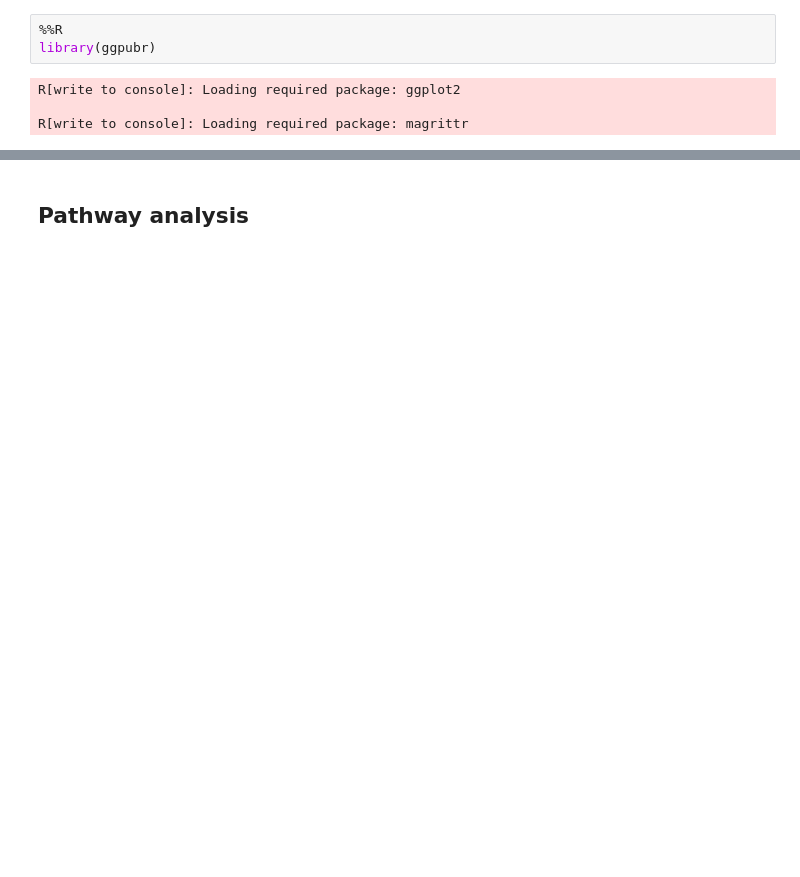
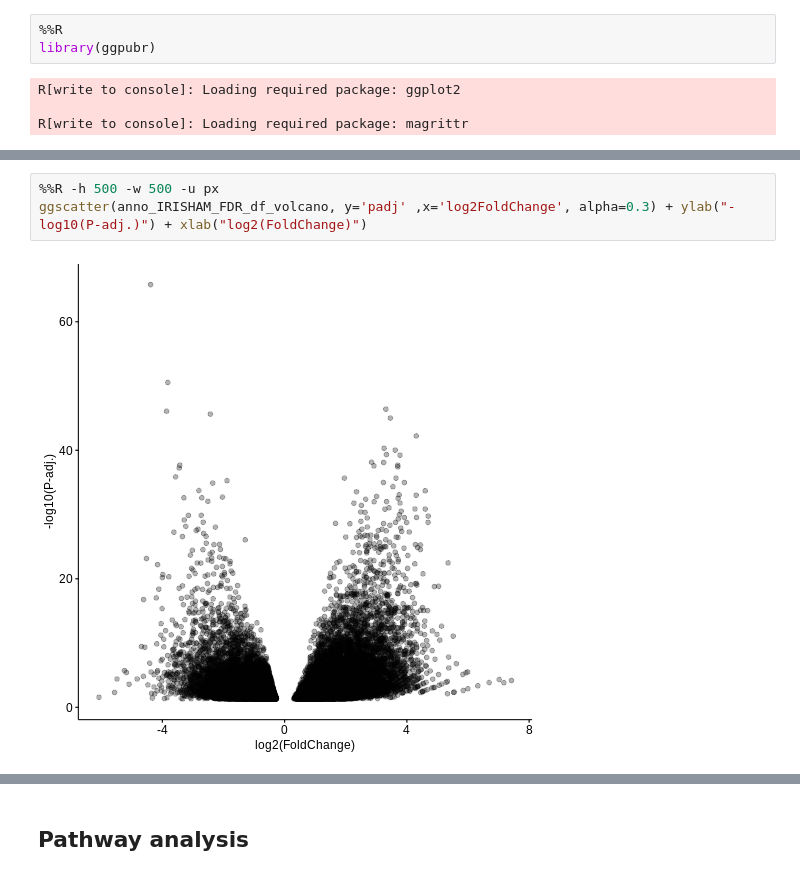
Before and after one commit to chizksh/ATAC-seq_analysis, a Jupyter notebook: peakFilterConsensus.ipynb, the cells around one changed output, grey strips where cells are left out. Cells and saved outputs as stored; diff of their text form; blank space fills up the shorter version.

```diff
--- a/peakFilterConsensus.ipynb
+++ b/peakFilterConsensus.ipynb
@@ -1124,0 +1389,5 @@ ggscatter(anno_IRISHAM.filtered_df_alpha, y='padj' ,x='log2FoldChange', alpha=0.
+# %%
+%%R -h 500 -w 500 -u px
+ggscatter(anno_IRISHAM_FDR_df_volcano, y='padj' ,x='log2FoldChange', alpha=0.3) + ylab("-log10(P-adj.)") + xlab("log2(FoldChange)")
+# %% [output]
+[figure, added]
```
Also changed, not shown: parts of 64 cells of this notebook.
